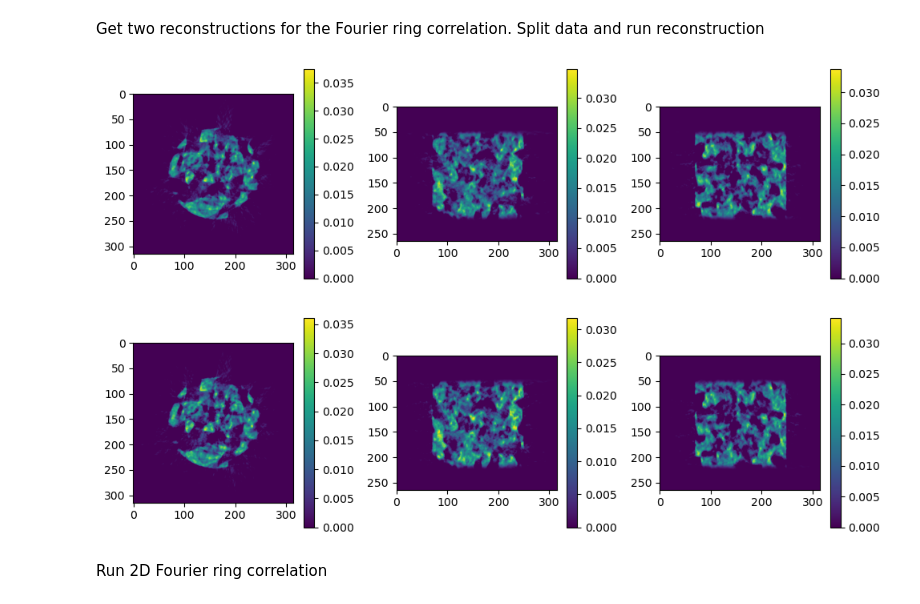
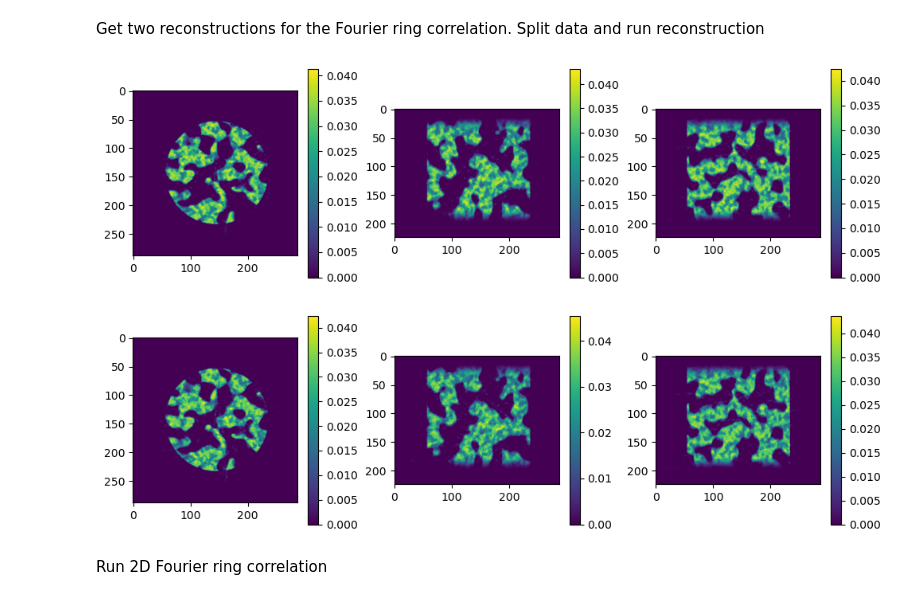
Before and after one commit to TomographicImaging/PtychographyAlignment, a Jupyter notebook: applications/alignment_pipeline.ipynb, the cells around one changed output. Cells and saved outputs as stored; diff of their text form; code cells hidden in the pictures.

```diff
--- a/applications/alignment_pipeline.ipynb
+++ b/applications/alignment_pipeline.ipynb
@@ -125,7 +176,7 @@ utils.display_tools.plot_3axes(img.real, 'Shifted image', ['Ny', 'Nx', 'Nangles'
 First get the phase gradient and calculate weights
 # %%
 # get the phase gradient
-img_grad = utils.phase_tools.get_phase_gradient_1D(img, ax=1)[Ny_start:Ny_stop,Nx_start:Nx_stop,:] # apply on the full image then re-crop
+img_grad = utils.phase_tools.get_phase_gradient_1D(img, ax=1)[object_ROI[0].astype(int),:,:][:,object_ROI[1].astype(int),:][:,:,theta_order] # apply on the full image then re-crop
 [Ny, Nx, Nangles] = img_grad.shape
 
 high_pass_filter = 0.01
@@ -156,7 +207,7 @@ ROI = (
 Setup the alignment code with default values
 # %%
 config = TomoConsistencyConfig(
-    max_iterations = 200,
+    max_iterations = 500,
     step_relaxation = 0.5,
     high_pass_filter = 0.01,
     min_step_size = 0.01,
@@ -177,7 +228,7 @@ import time
 t0 = time.time()
 
 # Loop over different binning levels
-bin_levels = [ 4, 2, 1]
+bin_levels = [ 4, 2]
 
 shift_tomoconsistency = np.zeros((Nangles,2))
 for binning in bin_levels:
@@ -191,7 +242,7 @@ for binning in bin_levels:
     weights_find_shift = utils.shift_tools.imshift_generic(weights_find_shift, shift=np.zeros((Nangles,2)), Npix = None, affine_matrix = None, smooth = 0,
                                         ROI = ROI, downsample = binning, interp_method = 'linear', interp_sign = 1)
 
-    shift_tomoconsistency, _, rec, _ = aligner.run_alignment(sinogram, theta, weights_find_shift, shift_tomoconsistency, binning)
+    shift_tomoconsistency, _, rec, _ = aligner.run_alignment(sinogram, theta[theta_order], weights_find_shift, shift_tomoconsistency, binning)
 
 print(f'\rTotal time: {(time.time() - t0)/60:.2f} minutes')
 # %% [output]
@@ -234,7 +285,7 @@ phase = -utils.phase_tools.unwrap2D_fft(sinogram, axis=2, boundary=None)[0]
 dtheta = (theta[-1] - theta[0]) / (len(theta) - 1) if len(theta) > 1 else 1.0
 weights_fbp = np.full(len(theta), dtheta, dtype=np.float32)
 
-vol_geom, proj_geom = utils.recon_tools.init_astra(Nx, Ny, theta)
+vol_geom, proj_geom = utils.recon_tools.init_astra(Nx, Ny, theta[theta_order])
 rec = utils.recon_tools.FBP_astra(phase, vol_geom, proj_geom, weights_fbp)
 
 # apply circular mask
@@ -254,41 +305,41 @@ Get two reconstructions for the Fourier ring correlation. Split data and run rec
 rec_list = []
 for i in range(2):
     sinogram_half = phase[:, i::2, :]
-    theta_half = theta[i::2]
+    theta_half = theta[theta_order][i::2]
 
     [Ny, Nangles, Nx] = sinogram_half.shape
 
     # run reconstruction
     dtheta = (theta_half[-1] - theta_half[0]) / (len(theta_half) - 1) if len(theta_half) > 1 else 1.0
     weights_fbp = np.full(len(theta_half), dtheta, dtype=np.float32)
 
     Nz = Nx
     vol_geom = astra.create_vol_geom(Nx, Nz, Ny)
 
     # Projection geometry (3D parallel beam)
     proj_geom = astra.create_proj_geom(
         'parallel3d',
         1,  # detector pixel size in x
         1,  # detector pixel size in y
         Ny,
         Nx,
         theta_half
     )
 
     rec = utils.recon_tools.FBP_astra(sinogram_half, vol_geom, proj_geom, weights_fbp)
 
     # apply circular mask
     rec = utils.recon_tools.apply_circular_mask(rec, 0.9)
 
     # remove negative values
     rec = np.maximum(0, rec)
 
     rec_list.append(rec)
 utils.display_tools.plot_3axes(rec_list[0])
 utils.display_tools.plot_3axes(rec_list[1])
 # %% [output]
-[figure, old version]
+[figure, new version]
-[figure, old version]
+[figure, new version]
 # %% [markdown]
 Run 2D Fourier ring correlation
 # %%
```
Also changed, not shown: parts of 21 cells of this notebook, 2 other files.
